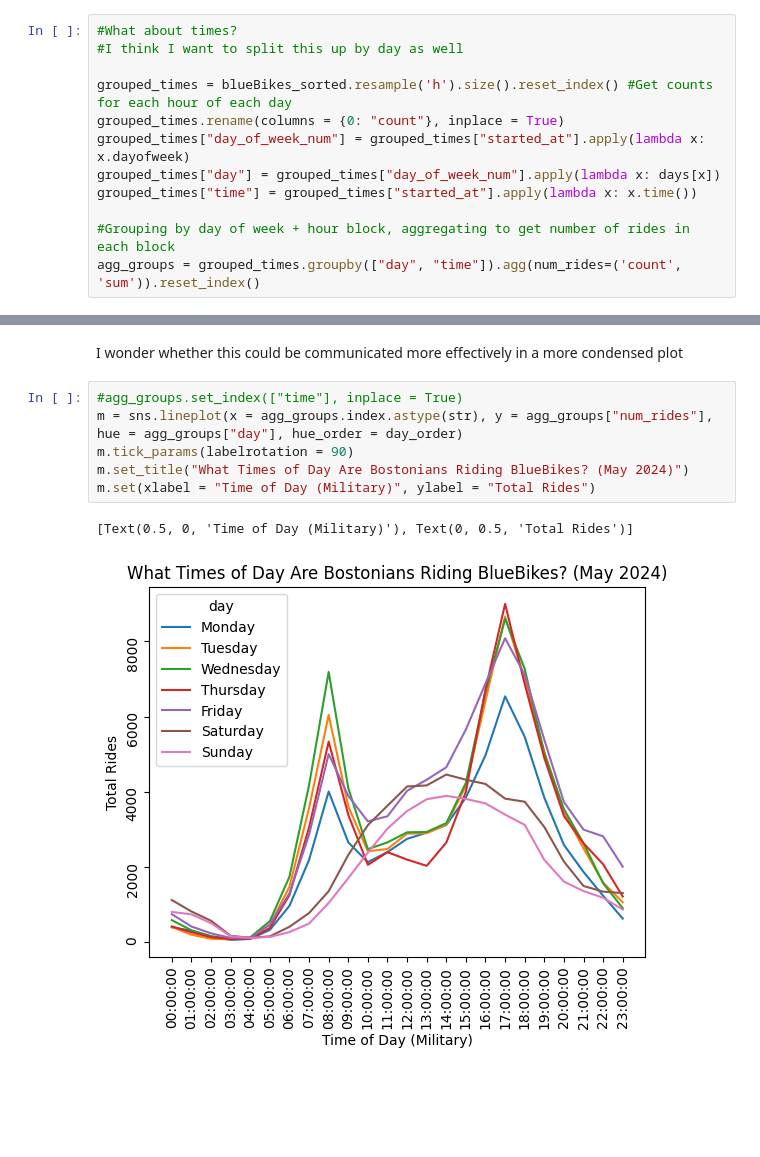
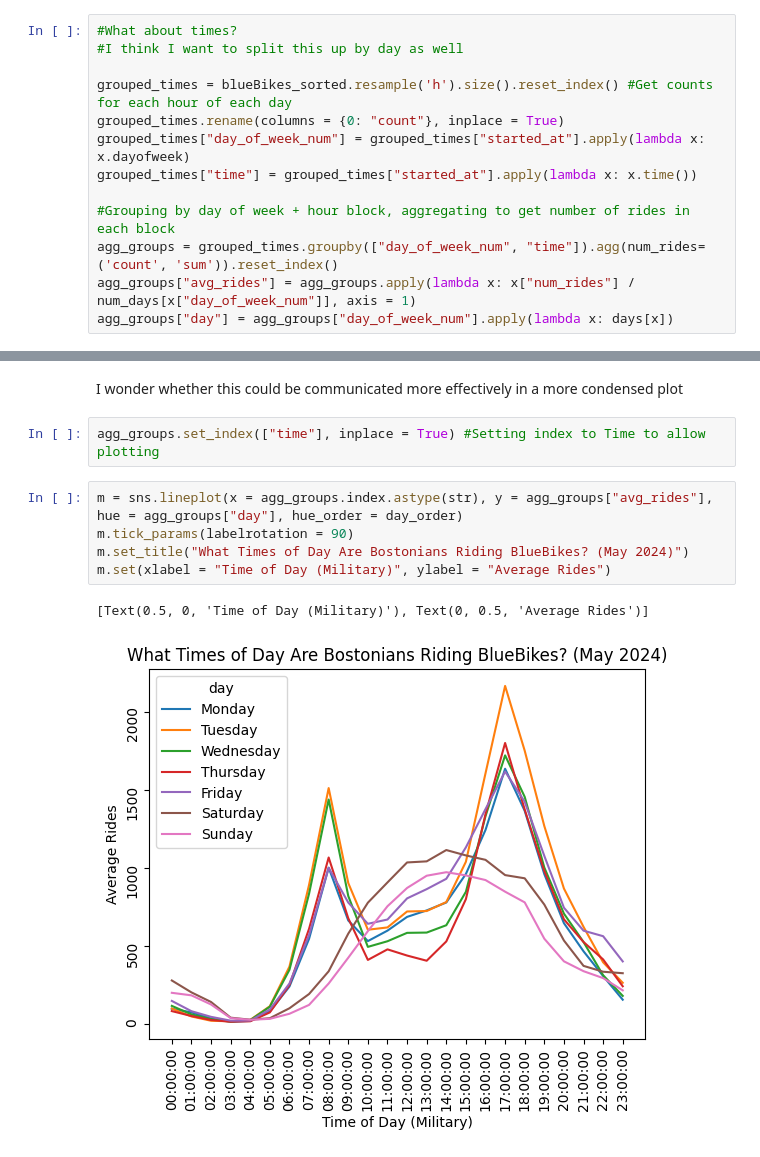
Before and after one commit to clarkaid/BlueBikesAnalysis, a Jupyter notebook: Analysis/eda.ipynb, the cells around one changed output, grey strips where cells are left out. Cells and saved outputs as stored; diff of their text form; blank space fills up the shorter version.

```diff
--- a/Analysis/eda.ipynb
+++ b/Analysis/eda.ipynb
@@ -223,11 +223,12 @@ Text(0.5, 1.0, 'Weekly Ride Distribution in May 2024')
 grouped_times = blueBikes_sorted.resample('h').size().reset_index() #Get counts for each hour of each day
 grouped_times.rename(columns = {0: "count"}, inplace = True)
 grouped_times["day_of_week_num"] = grouped_times["started_at"].apply(lambda x: x.dayofweek)
-grouped_times["day"] = grouped_times["day_of_week_num"].apply(lambda x: days[x])
 grouped_times["time"] = grouped_times["started_at"].apply(lambda x: x.time())
 
 #Grouping by day of week + hour block, aggregating to get number of rides in each block
-agg_groups = grouped_times.groupby(["day", "time"]).agg(num_rides=('count', 'sum')).reset_index()
+agg_groups = grouped_times.groupby(["day_of_week_num", "time"]).agg(num_rides=('count', 'sum')).reset_index()
+agg_groups["avg_rides"] = agg_groups.apply(lambda x: x["num_rides"] / num_days[x["day_of_week_num"]], axis = 1)
+agg_groups["day"] = agg_groups["day_of_week_num"].apply(lambda x: days[x])
 # %%
 day_order = ["Monday", "Tuesday", "Wednesday", "Thursday", "Friday", "Saturday", "Sunday"]
 
@@ -244,12 +245,13 @@ g.set_xticklabels("")
 # %% [markdown]
 I wonder whether this could be communicated more effectively in a more condensed plot
+# %%
+agg_groups.set_index(["time"], inplace = True) #Setting index to Time to allow plotting
 # %%
-#agg_groups.set_index(["time"], inplace = True)
-m = sns.lineplot(x = agg_groups.index.astype(str), y = agg_groups["num_rides"], hue = agg_groups["day"], hue_order = day_order)
+m = sns.lineplot(x = agg_groups.index.astype(str), y = agg_groups["avg_rides"], hue = agg_groups["day"], hue_order = day_order)
 m.tick_params(labelrotation = 90)
 m.set_title("What Times of Day Are Bostonians Riding BlueBikes? (May 2024)")
-m.set(xlabel = "Time of Day (Military)", ylabel = "Total Rides")
+m.set(xlabel = "Time of Day (Military)", ylabel = "Average Rides")
 # %% [output]
-[Text(0.5, 0, 'Time of Day (Military)'), Text(0, 0.5, 'Total Rides')]
+[Text(0.5, 0, 'Time of Day (Military)'), Text(0, 0.5, 'Average Rides')]
-[figure, old version]
+[figure, new version]
 # %% [markdown]
```
Also changed, not shown: parts of 9 cells of this notebook.
